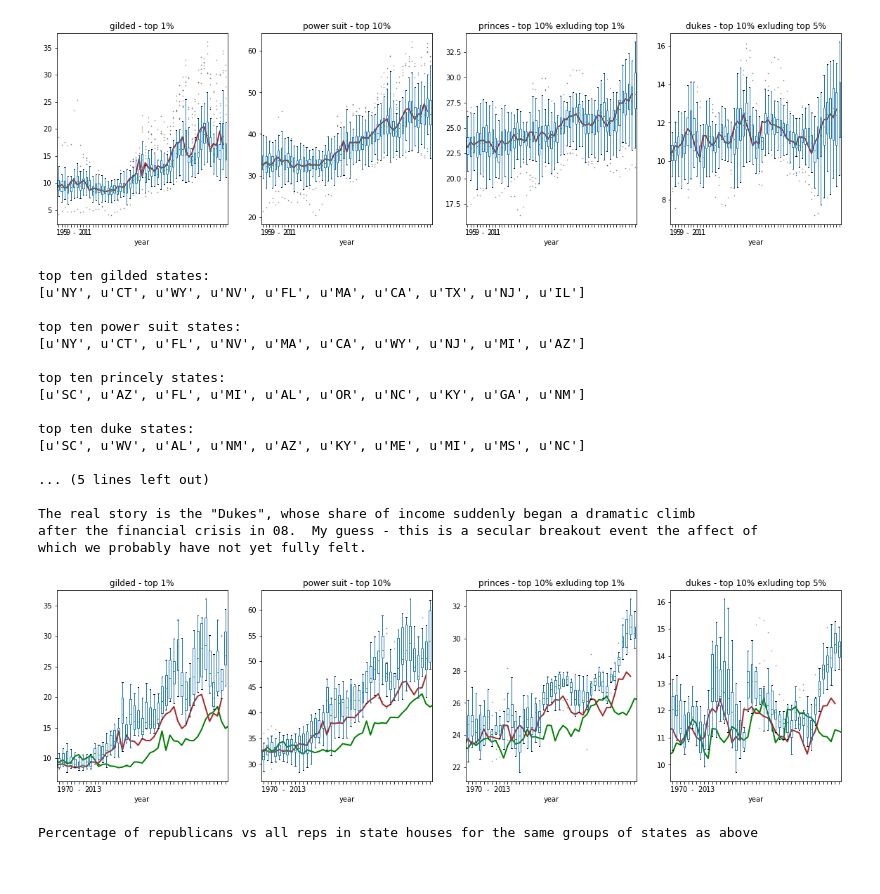
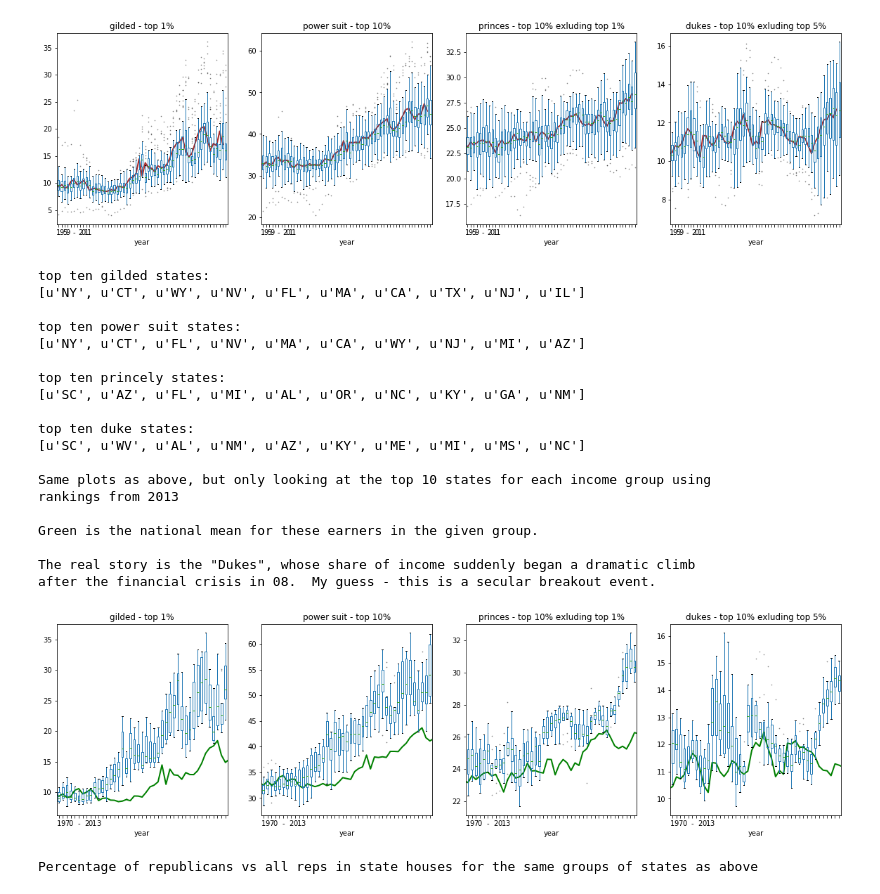
Before and after one commit to vijaypk10/capstone1, a Jupyter notebook: princes.ipynb, the cells around one changed output. Saved outputs shown, nothing was run; the diff lists cells and outputs as text; code cells hidden in the pictures.

```diff
--- a/princes.ipynb
+++ b/princes.ipynb
@@ -152,11 +152,9 @@ print "\ntop ten duke states:\n", dukes.T.sort_values('2013', ascending=False).i
 
 print "\nSame plots as above, but only looking at the top 10 states for each income group using "
 print "rankings from 2013\n"
-print "Green is the national mean for these earners in the given group. "
-print "Brown is the mean for this subset of states for these earners.\n"
+print "Green is the national mean for these earners in the given group. \n"
 print "The real story is the \"Dukes\", whose share of income suddenly began a dramatic climb "
-print "after the financial crisis in 08.  My guess - this is a secular breakout event the affect of "
-print "which we probably have not yet fully felt."
+print "after the financial crisis in 08.  My guess - this is a secular breakout event."
 
 
 t1 = top1[top1.T.sort_values('2013', ascending=False).index[:10]]
@@ -167,38 +165,39 @@ d = dukes[dukes.T.sort_values('2013', ascending=False).index[:10]]
 t1.national_average = top1.national_average
 t10.national_average = top10.national_average
 p.national_average = princes.national_average
 d.national_average = dukes.national_average
 
 fig, axs = plt.subplots(1,4, figsize=(20,5))
 i = 0
 for df in [t1, t10, p, d]:
     df.national_average.plot(legend=False, ax=axs[i], color='green', linestyle='-', linewidth=2)
-    df.national_average.loc[yearlist].plot(legend=False, ax=axs[i], color='brown', linestyle='-', linewidth=2)
     df.T[yearlist].boxplot(ax=axs[i], flierprops={'alpha':0.6, 'marker': '.', 'markersize':1})
     axs[i].set_title(titles[i])
     axs[i].grid(False)
     axs[i].set_xticklabels('1970 - 2013');
     #axs[i].set_xlabel(sl)
     i = i + 1
 # %% [output]
 top ten gilded states:
 [u'NY', u'CT', u'WY', u'NV', u'FL', u'MA', u'CA', u'TX', u'NJ', u'IL']
 
 top ten power suit states:
 [u'NY', u'CT', u'FL', u'NV', u'MA', u'CA', u'WY', u'NJ', u'MI', u'AZ']
 
 top ten princely states:
 [u'SC', u'AZ', u'FL', u'MI', u'AL', u'OR', u'NC', u'KY', u'GA', u'NM']
 
 top ten duke states:
 [u'SC', u'WV', u'AL', u'NM', u'AZ', u'KY', u'ME', u'MI', u'MS', u'NC']
 
-... (5 lines left out)
+Same plots as above, but only looking at the top 10 states for each income group using
+rankings from 2013
+
+Green is the national mean for these earners in the given group.
 
 The real story is the "Dukes", whose share of income suddenly began a dramatic climb
-after the financial crisis in 08.  My guess - this is a secular breakout event the affect of
-which we probably have not yet fully felt.
+after the financial crisis in 08.  My guess - this is a secular breakout event.
-[figure, old version]
+[figure, new version]
 # %%
 print "Percentage of republicans vs all reps in state houses for the same groups of states as above\n"
 numstates = 50
```
Also changed, not shown: parts of 1 cell of this notebook.
